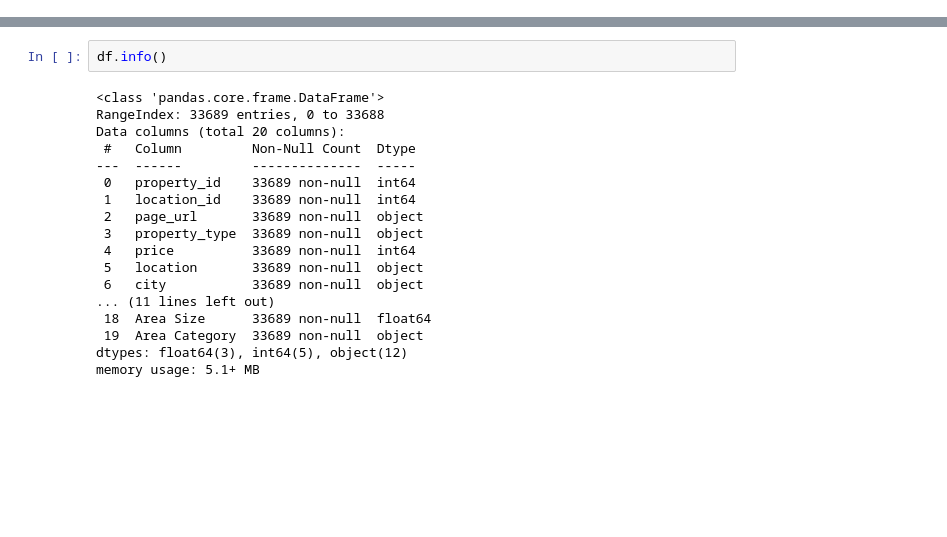
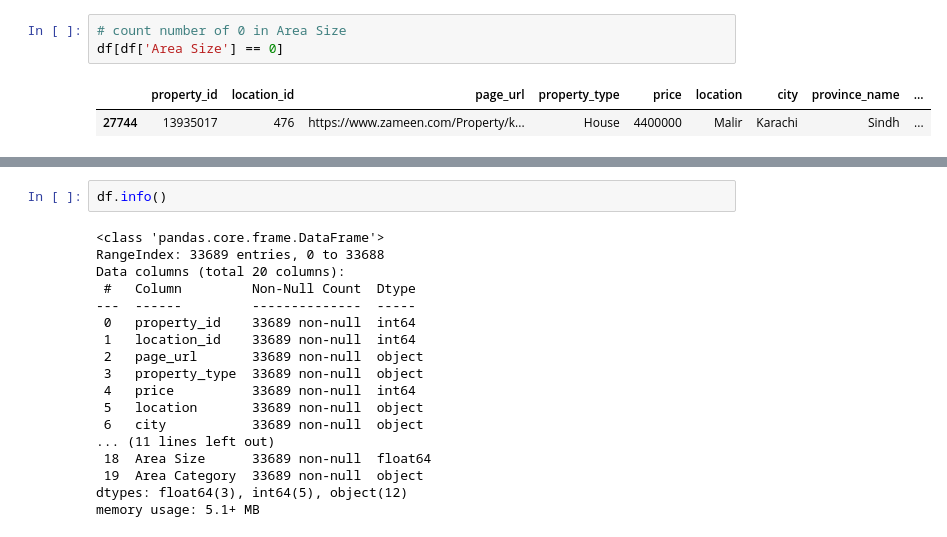
Before and after one commit to Hexy00123/Sum2024MLOps, a Jupyter notebook: notebooks/data_expectations.ipynb, the cells around one changed output, grey strips where cells are left out. Drawn from its saved outputs; the diff is of its cells as text; blank space fills up the shorter version.

```diff
--- a/notebooks/data_expectations.ipynb
+++ b/notebooks/data_expectations.ipynb
@@ -17,0 +63,6 @@ df.head()
+# %%
+# count number of 0 in Area Size
+df[df['Area Size'] == 0]
+# %% [output]
+|  | property_id | location_id | page_url | property_type | price | location | city | province_name | ... |
+| 27744 | 13935017 | 476 | https://www.zameen.com/Property/k... | House | 4400000 | Malir | Karachi | Sindh | ... |
```
Also changed, not shown: parts of 41 cells of this notebook, 4 other files.
